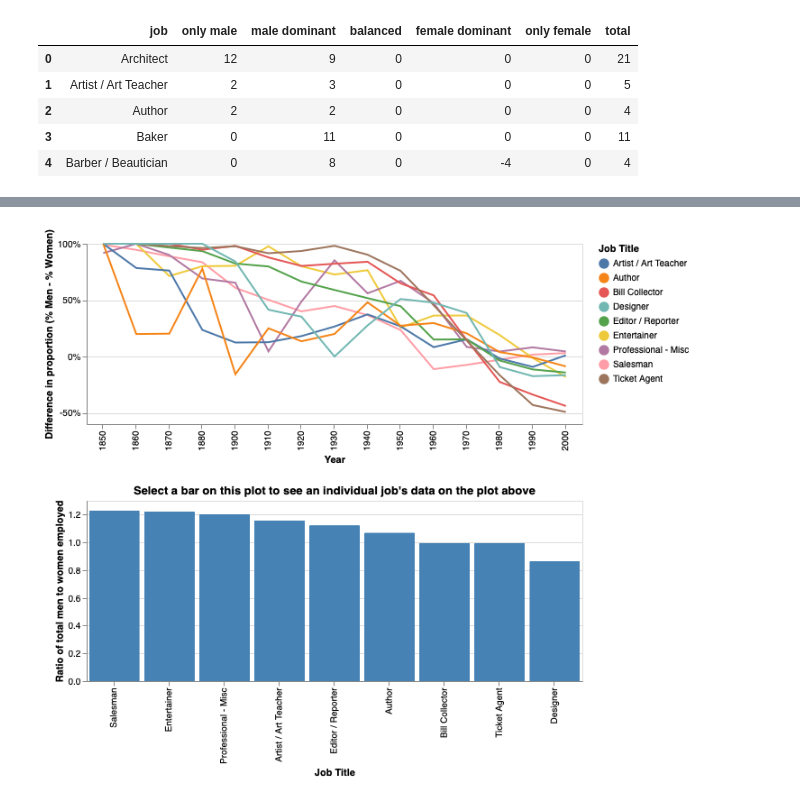
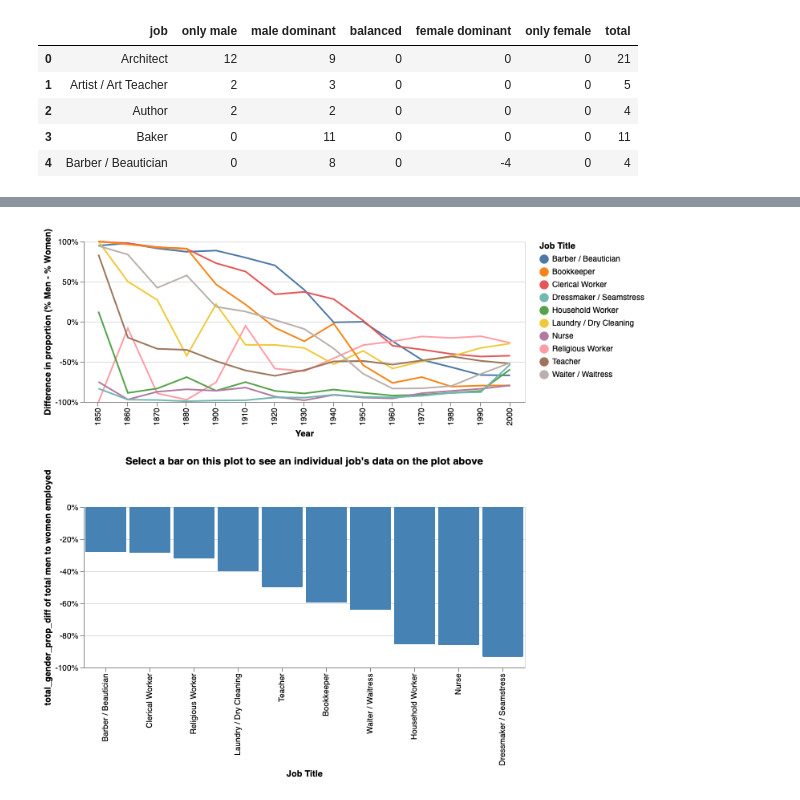
Before and after one commit to UBC-MDS/DSCI532_Group210_JobsAnalysis, a Jupyter notebook: test_code/figure_2_wrangling.ipynb, the cells around one changed output, grey strips where cells are left out. Drawn from its saved outputs; the diff is of its cells as text; code cells hidden in the pictures.

```diff
--- a/test_code/figure_2_wrangling.ipynb
+++ b/test_code/figure_2_wrangling.ipynb
@@ -62,12 +62,12 @@ grouped_jobs.head()
 |  | Apprentice | 3134 | 101 |
 # %%
 # Compute the difference in proportion of men and women by job by year
-def compute_total_gender_ratio(row):
+def compute_total_gender_prop_diff(row):
     male_total = row['count']['men']
     female_total = row['count']['women']
-    return male_total/female_total
+    return (male_total-female_total)/(male_total+female_total)
 
-ratios_df = pd.DataFrame({'ratio':grouped_jobs.groupby(['job']).sum().apply(compute_total_gender_ratio, axis=1)}).reset_index()
+total_gender_prop_diffs_df = pd.DataFrame({'total_gender_prop_diff':grouped_jobs.groupby(['job']).sum().apply(compute_total_gender_prop_diff, axis=1)}).reset_index()
 # %%
 grouped_jobs['gender_dominant_group'] = grouped_jobs.apply(categorize_gender_dominant_group, axis=1)
 grouped_jobs['gender_prop_diff'] = grouped_jobs.apply(compute_gender_prop_diff, axis=1)
@@ -91,8 +91,5 @@ jobs_tidy = jobs_tidy.query("gender_dominant_group != 'no job'")
 # remove jobs that do not have data for both genders for all 15 years
 full_year_data = jobs_tidy.groupby(["job"]).count().query("year == 15").reset_index()[["job"]]
 jobs_tidy = jobs_tidy[jobs_tidy["job"].isin(full_year_data["job"])]
-ratios_df = ratios_df[ratios_df["job"].isin(full_year_data["job"])]
-ratios_df.to_csv('job_ratios.csv')
-jobs_tidy
-jobs_tidy.to_csv('jobs_tidy.csv')
+total_gender_prop_diffs_df = total_gender_prop_diffs_df[total_gender_prop_diffs_df["job"].isin(full_year_data["job"])]
 # %%
@@ -223,6 +310,6 @@ alt.vconcat(
 # %%
-top_9_balanced_jobs = ratios_df.sort_values(by = 'ratio', ascending = False).query("ratio < 5/4 and ratio > 4/5 ")
-source = top_9_balanced_jobs.merge(jobs_tidy, how = 'inner', on = 'job')
+top_10_female_dominated_jobs = total_gender_prop_diffs_df.sort_values(by = 'total_gender_prop_diff', ascending = False).tail(10)
+source = top_10_female_dominated_jobs.merge(jobs_tidy, how = 'inner', on = 'job')
 
 pts = alt.selection(type="single", encodings=['x'])
 
@@ -231,7 +318,7 @@ lin = alt.Chart(source).mark_line().encode(
     alt.Y('gender_prop_diff:Q',
           title="Difference in proportion (% Men - % Women)",
           axis=alt.Axis(format='%'),
-          scale=alt.Scale(zero=False)),
+          scale=alt.Scale(domain=[-1,1])),
     alt.Color('job:N', title= "Job Title")
 
 ).transform_filter(
@@ -254,35 +341,37 @@ lin_w_interaction = alt.layer(
         x='year:O'
     ).transform_filter(label),
     lin.mark_circle().encode(
         opacity=alt.condition(label, alt.value(1), alt.value(0))
     ).add_selection(label),
     lin.mark_text(align='left', dx=5, dy=-5, stroke='white', strokeWidth=2).encode(
-        text='gender_prop_diff:Q'
+        text=alt.Text('gender_prop_diff:Q',format='.2%')
     ).transform_filter(label),
      lin.mark_text(align='left', dx=5, dy=-5).encode(
-        text='gender_prop_diff:Q'
+        text=alt.Text('gender_prop_diff:Q',format='.2%')
     ).transform_filter(label),
     data = source
 )
 
 bar = alt.Chart(source).mark_bar().encode(
     x=alt.X('job:N',
             title='Job Title',
-            sort=alt.EncodingSortField(field="ratio",op="sum",order="descending" )),
-    y=alt.Y('ratio:Q', title="Ratio of total men to women employed"),
+            sort=alt.EncodingSortField(field="total_gender_prop_diff",op="sum",order="descending" )),
+    y=alt.Y('total_gender_prop_diff:Q',
+            title="total_gender_prop_diff of total men to women employed",
+            axis=alt.Axis(format='%')),
     color=alt.condition(pts, alt.ColorValue("steelblue"), alt.ColorValue("grey"))
 ).properties(
     width=550,
     height=200,
     title="Select a bar on this plot to see an individual job's data on the plot above"
 ).add_selection(pts)
 
 alt.vconcat(
     lin_w_interaction,
     bar
 ).resolve_legend(
     color="independent",
     size="independent"
 )
 # %% [output]
-[figure, old version]
+[figure, new version]
```
Also changed, not shown: parts of 6 cells of this notebook.
